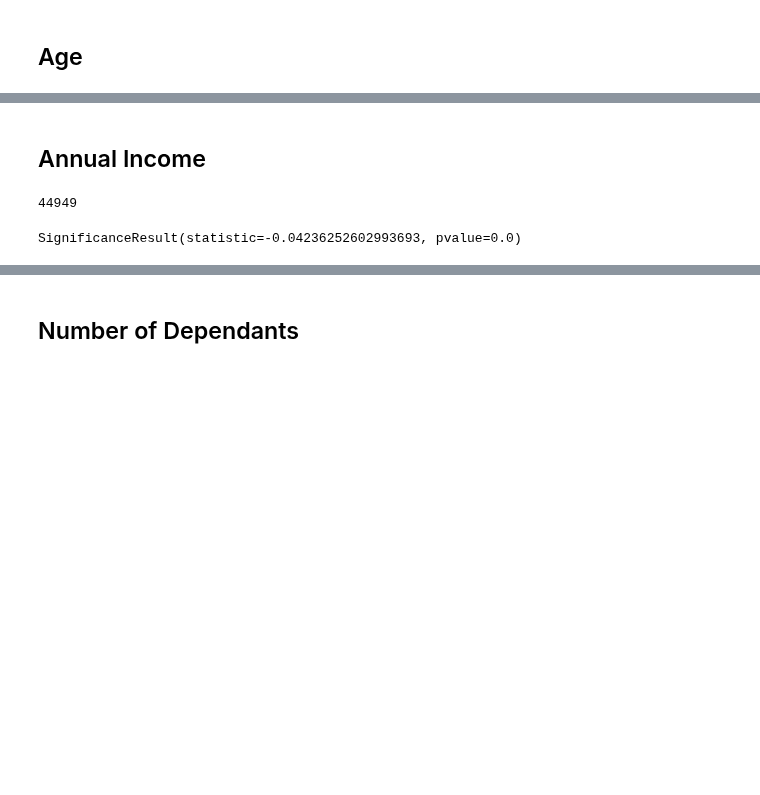
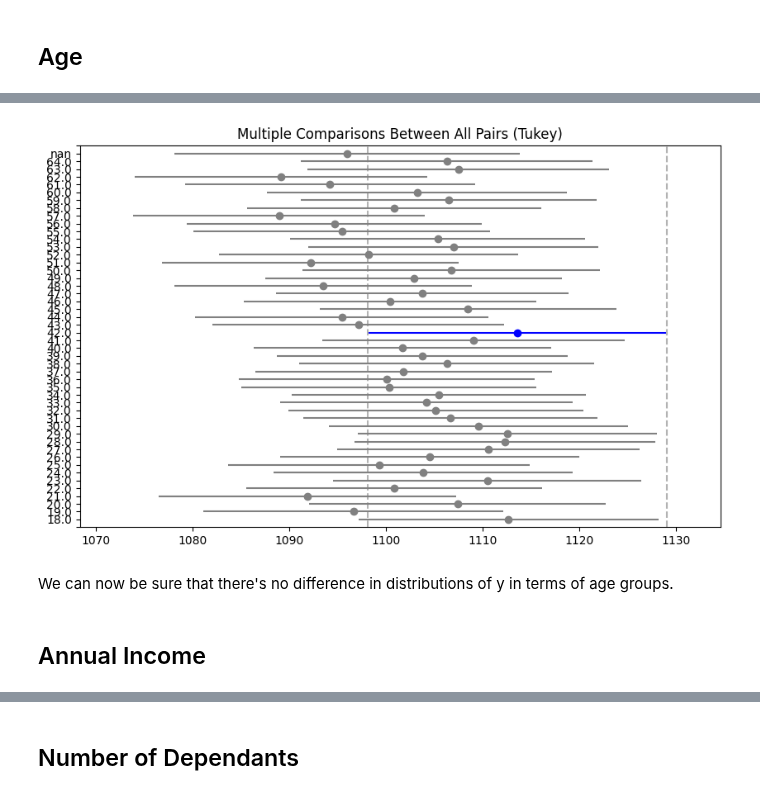
Before and after one commit to Anqi-Wang-aug/kaggle-competition-premium-regression, a Jupyter notebook: script.ipynb, the cells around one changed output, grey strips where cells are left out. Saved outputs shown, nothing was run; the diff lists cells and outputs as text; code cells hidden in the pictures; blank space fills up the shorter version.

Commit message:
tuning model for null income data

```diff
--- a/script.ipynb
+++ b/script.ipynb
@@ -74,7 +59,3 @@ from statsmodels.stats.multicomp import pairwise_tukeyhsd
 import seaborn as sns
 # %% [markdown]
 ## Age
-# %%
-import math
-age_fill = math.floor(data_processing_tr['Age'].mean())
-X.Age = X.Age.fillna(age_fill)
@@ -83,0 +80,10 @@ test.Age = test.Age.fillna(age_fill)
+# %%
+from statsmodels.stats.multicomp import pairwise_tukeyhsd
+
+result = pairwise_tukeyhsd(endog=X['y'], groups=X['Age'])
+result.plot_simultaneous(comparison_name=42)
+plt.show()
+# %% [output]
+[figure, added]
+# %% [markdown]
+We can now be sure that there's no difference in distributions of y in terms of age groups.
@@ -84,13 +93,2 @@ test.Age = test.Age.fillna(age_fill)
 # %% [markdown]
 ## Annual Income
-# %%
-X['Annual Income'].isnull().sum()
-# %% [output]
-44949
-# %%
-# examine independence between annual income and target
-from scipy.stats import kendalltau
-
-kendalltau(data_processing_tr['Annual Income'].dropna(), data_processing_tr.loc[~data_processing_tr['Annual Income'].isnull(), 'y'])
-# %% [output]
-SignificanceResult(statistic=-0.04236252602993693, pvalue=0.0)
```
Also changed, not shown: parts of 100 cells of this notebook.
